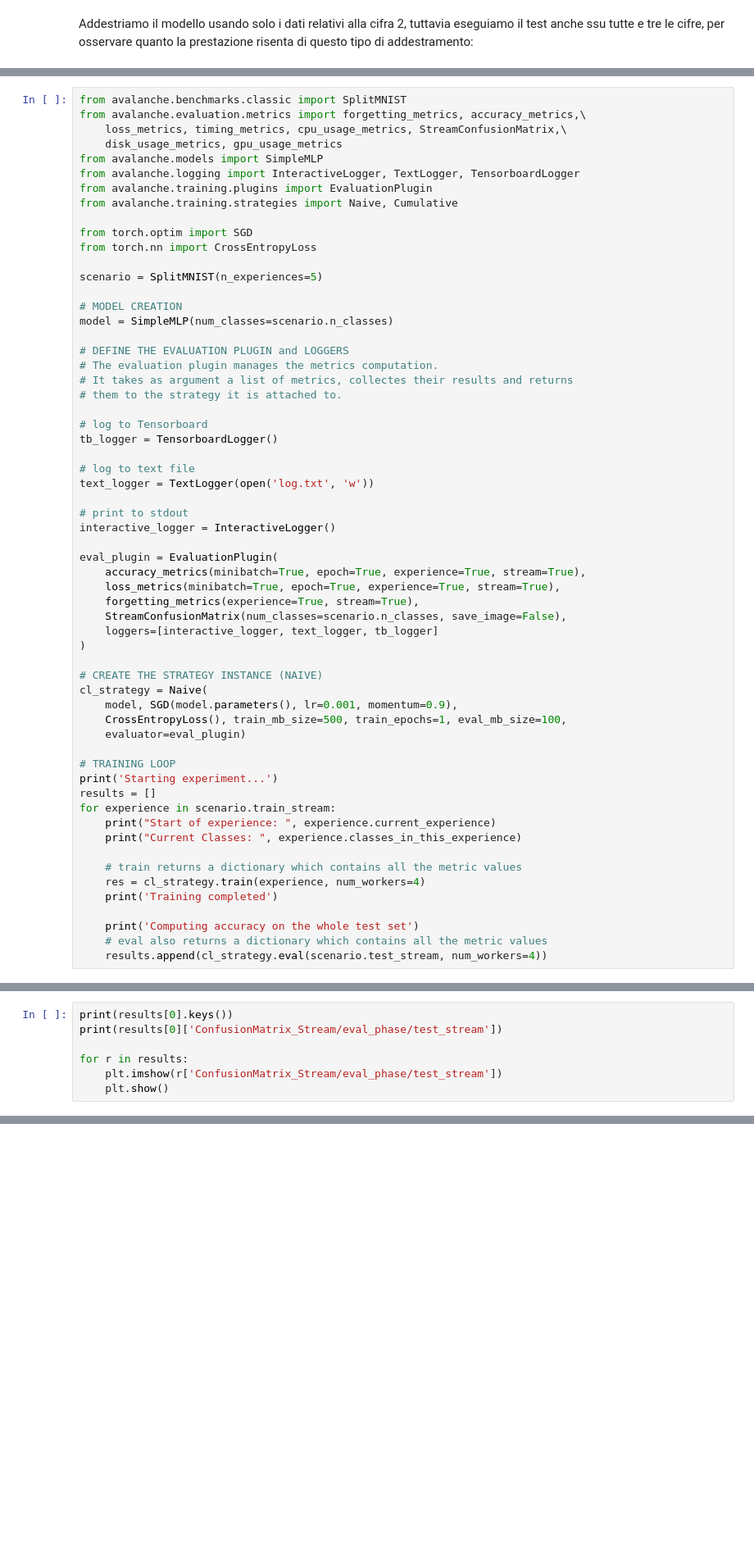
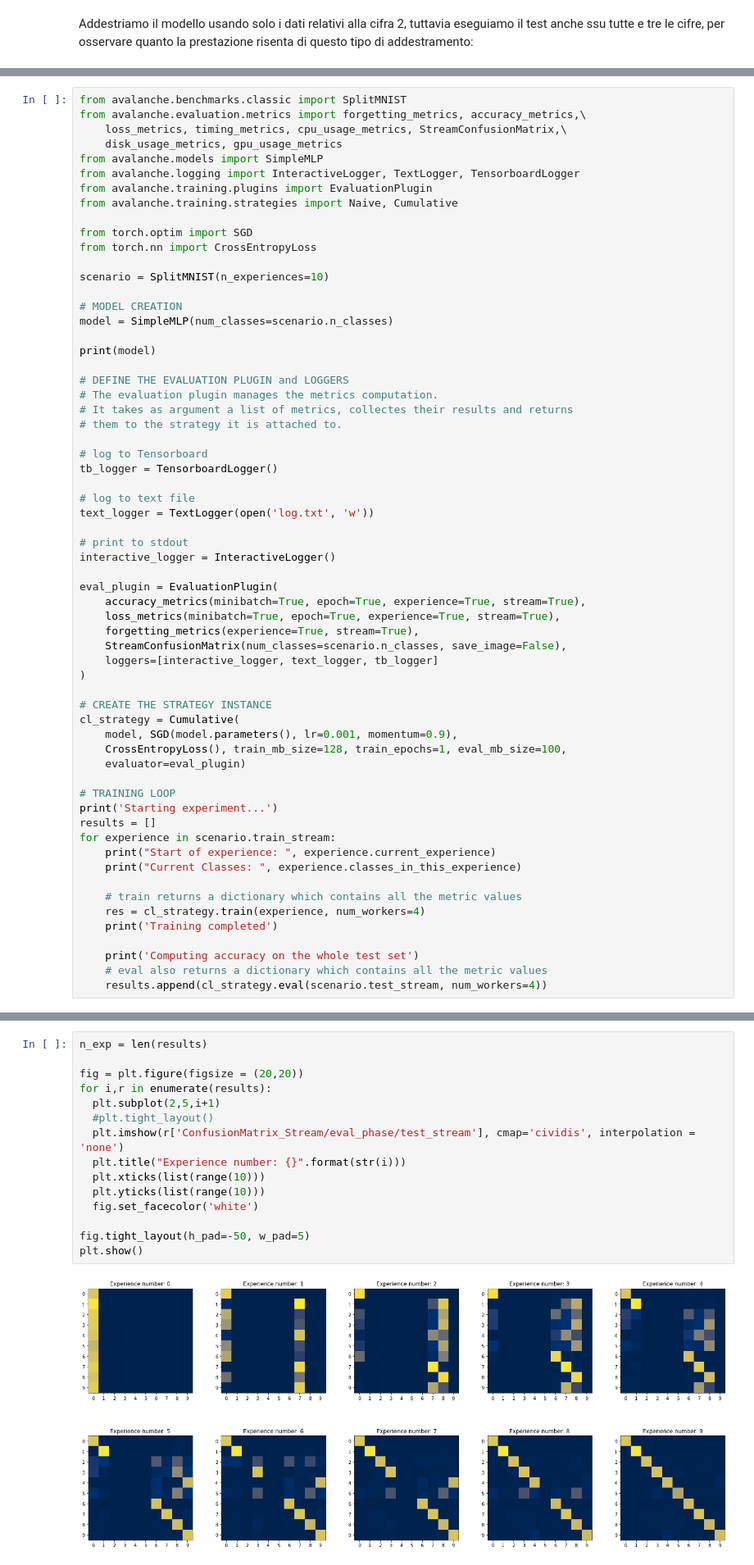
Before and after one commit to luca-bottero/CL_Introduction_Toolbox_12-04-22, a Jupyter notebook: continual_learning_introduction.ipynb, the cells around one changed output, grey strips where cells are left out. Shown: that part at 82% size. Drawn from its saved outputs; the diff is of its cells as text; blank space fills up the shorter version.

```diff
--- a/continual_learning_introduction.ipynb
+++ b/continual_learning_introduction.ipynb
@@ -463,10 +457,12 @@ from avalanche.training.strategies import Naive, Cumulative
 from torch.optim import SGD
 from torch.nn import CrossEntropyLoss
 
-scenario = SplitMNIST(n_experiences=5)
+scenario = SplitMNIST(n_experiences=10)
 
 # MODEL CREATION
 model = SimpleMLP(num_classes=scenario.n_classes)
+
+print(model)
 
 # DEFINE THE EVALUATION PLUGIN and LOGGERS
 # The evaluation plugin manages the metrics computation.
@@ -490,10 +486,10 @@ eval_plugin = EvaluationPlugin(
     loggers=[interactive_logger, text_logger, tb_logger]
 )
 
-# CREATE THE STRATEGY INSTANCE (NAIVE)
-cl_strategy = Naive(
+# CREATE THE STRATEGY INSTANCE
+cl_strategy = Cumulative(
     model, SGD(model.parameters(), lr=0.001, momentum=0.9),
-    CrossEntropyLoss(), train_mb_size=500, train_epochs=1, eval_mb_size=100,
+    CrossEntropyLoss(), train_mb_size=128, train_epochs=1, eval_mb_size=100,
     evaluator=eval_plugin)
 
 # TRAINING LOOP
@@ -531,7 +539,0 @@ Training completed
-# %%
-print(results[0].keys())
-print(results[0]['ConfusionMatrix_Stream/eval_phase/test_stream'])
-
-for r in results:
-    plt.imshow(r['ConfusionMatrix_Stream/eval_phase/test_stream'])
-    plt.show()
@@ -554,0 +558,17 @@ tensor([[   0,    0,    0,    0,  605,    0,    0,  375,    0,    0],
+# %%
+n_exp = len(results)
+
+fig = plt.figure(figsize = (20,20))
+for i,r in enumerate(results):
+  plt.subplot(2,5,i+1)
+  #plt.tight_layout()
+  plt.imshow(r['ConfusionMatrix_Stream/eval_phase/test_stream'], cmap='cividis', interpolation = 'none')
+  plt.title("Experience number: {}".format(str(i)))
+  plt.xticks(list(range(10)))
+  plt.yticks(list(range(10)))
+  fig.set_facecolor('white')
+
+fig.tight_layout(h_pad=-50, w_pad=5)
+plt.show()
+# %% [output]
+[figure, added]
```
Also changed, not shown: parts of 22 cells of this notebook, 1 other file.
